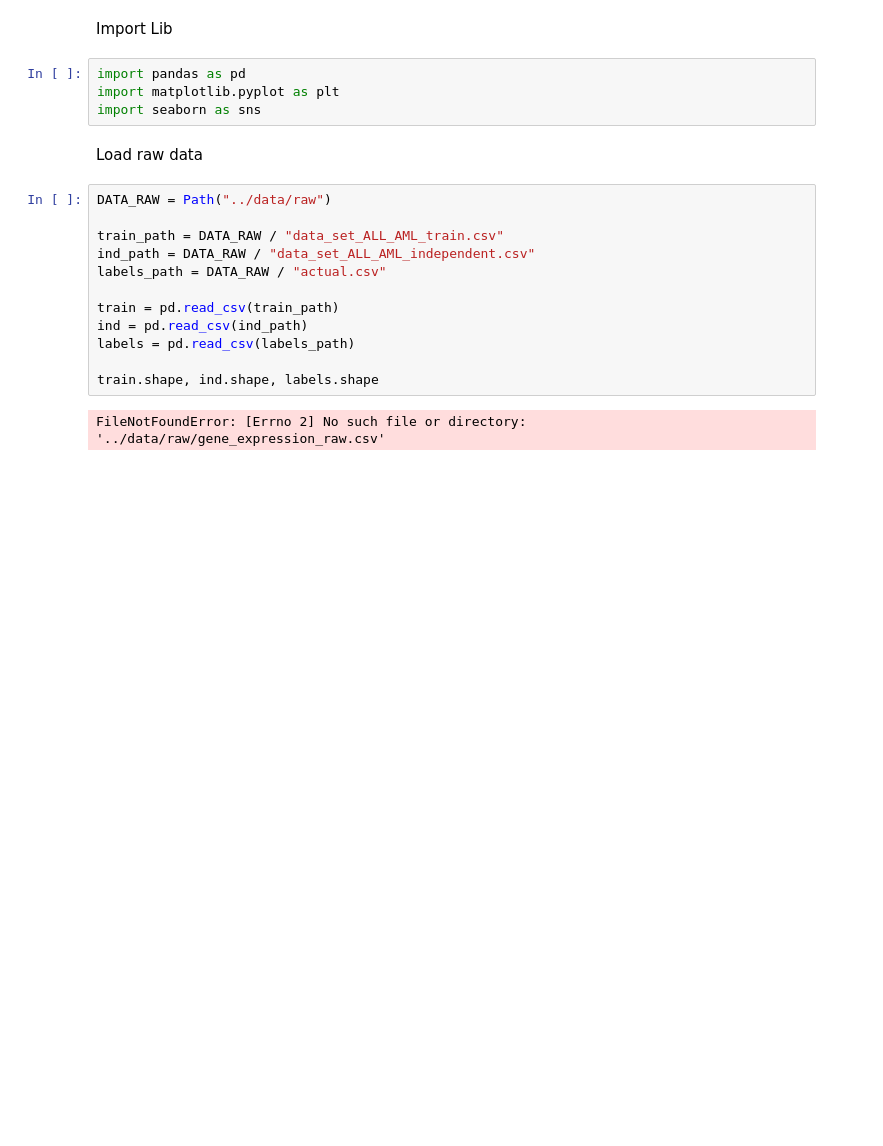
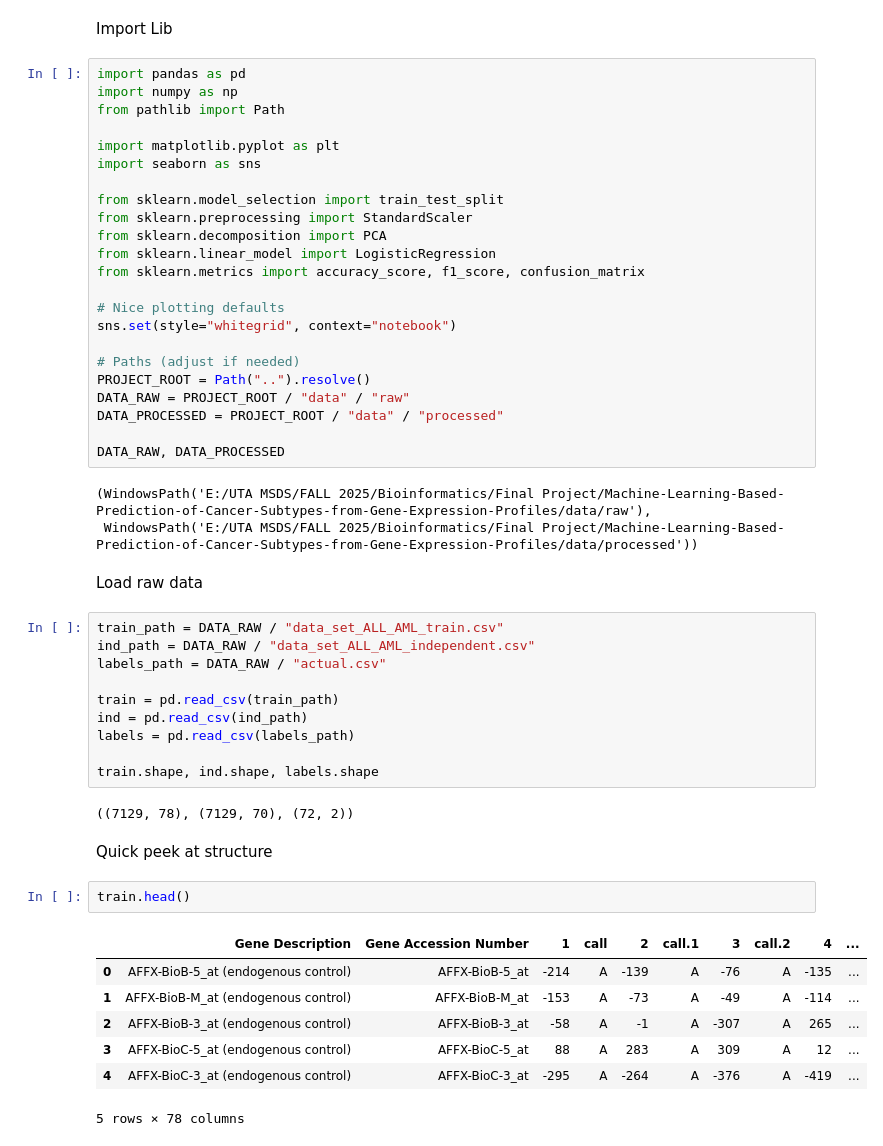
Before and after one commit to Nishant1242/Machine-Learning-Based-Prediction-of-Cancer-Subtypes-from-Gene-Expression-Profiles, a Jupyter notebook: notebooks/01_eda_gene_expression.ipynb, the cells around one changed output. Cells and saved outputs as stored; diff of their text form; blank space fills up the shorter version.

```diff
--- a/notebooks/01_eda_gene_expression.ipynb
+++ b/notebooks/01_eda_gene_expression.ipynb
@@ -2,13 +8,33 @@
 Import Lib
 # %%
 import pandas as pd
+import numpy as np
+from pathlib import Path
+
 import matplotlib.pyplot as plt
 import seaborn as sns
+
+from sklearn.model_selection import train_test_split
+from sklearn.preprocessing import StandardScaler
+from sklearn.decomposition import PCA
+from sklearn.linear_model import LogisticRegression
+from sklearn.metrics import accuracy_score, f1_score, confusion_matrix
+
+# Nice plotting defaults
+sns.set(style="whitegrid", context="notebook")
+
+# Paths (adjust if needed)
+PROJECT_ROOT = Path("..").resolve()
+DATA_RAW = PROJECT_ROOT / "data" / "raw"
+DATA_PROCESSED = PROJECT_ROOT / "data" / "processed"
+
+DATA_RAW, DATA_PROCESSED
+# %% [output]
+(WindowsPath('E:/UTA MSDS/FALL 2025/Bioinformatics/Final Project/Machine-Learning-Based-Prediction-of-Cancer-Subtypes-from-Gene-Expression-Profiles/data/raw'),
+ WindowsPath('E:/UTA MSDS/FALL 2025/Bioinformatics/Final Project/Machine-Learning-Based-Prediction-of-Cancer-Subtypes-from-Gene-Expression-Profiles/data/processed'))
 # %% [markdown]
 Load raw data
 # %%
-DATA_RAW = Path("../data/raw")
-
 train_path = DATA_RAW / "data_set_ALL_AML_train.csv"
 ind_path = DATA_RAW / "data_set_ALL_AML_independent.csv"
 labels_path = DATA_RAW / "actual.csv"
@@ -19,4 +45,16 @@ labels = pd.read_csv(labels_path)
 
 train.shape, ind.shape, labels.shape
 # %% [output]
-FileNotFoundError: [Errno 2] No such file or directory: '../data/raw/gene_expression_raw.csv'
+((7129, 78), (7129, 70), (72, 2))
+# %% [markdown]
+Quick peek at structure
+# %%
+train.head()
+# %% [output]
+|  | Gene Description | Gene Accession Number | 1 | call | 2 | call.1 | 3 | call.2 | 4 | ... |
+| 0 | AFFX-BioB-5_at (endogenous control) | AFFX-BioB-5_at | -214 | A | -139 | A | -76 | A | -135 | ... |
+| 1 | AFFX-BioB-M_at (endogenous control) | AFFX-BioB-M_at | -153 | A | -73 | A | -49 | A | -114 | ... |
+| 2 | AFFX-BioB-3_at (endogenous control) | AFFX-BioB-3_at | -58 | A | -1 | A | -307 | A | 265 | ... |
+| 3 | AFFX-BioC-5_at (endogenous control) | AFFX-BioC-5_at | 88 | A | 283 | A | 309 | A | 12 | ... |
+| 4 | AFFX-BioC-3_at (endogenous control) | AFFX-BioC-3_at | -295 | A | -264 | A | -376 | A | -419 | ... |
+5 rows × 78 columns
```
Also changed, not shown: parts of 27 cells of this notebook.
